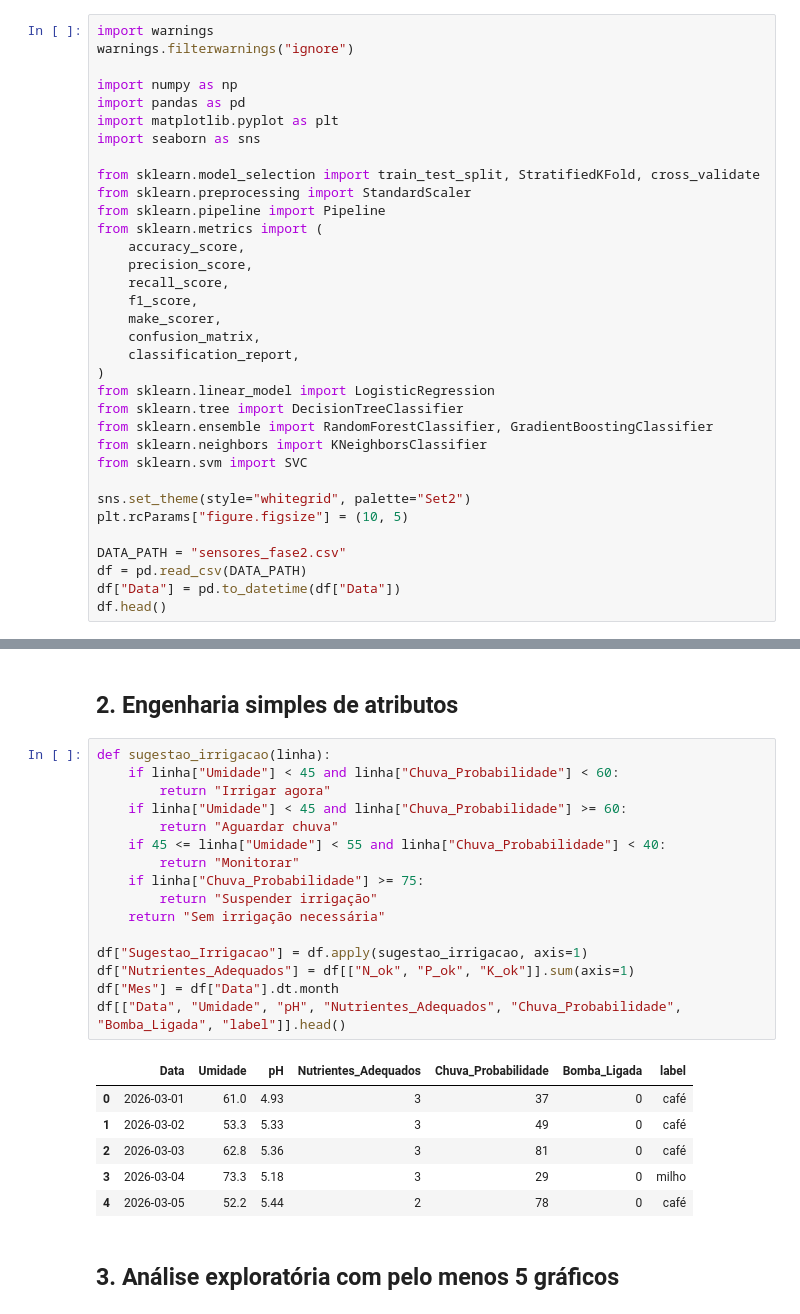
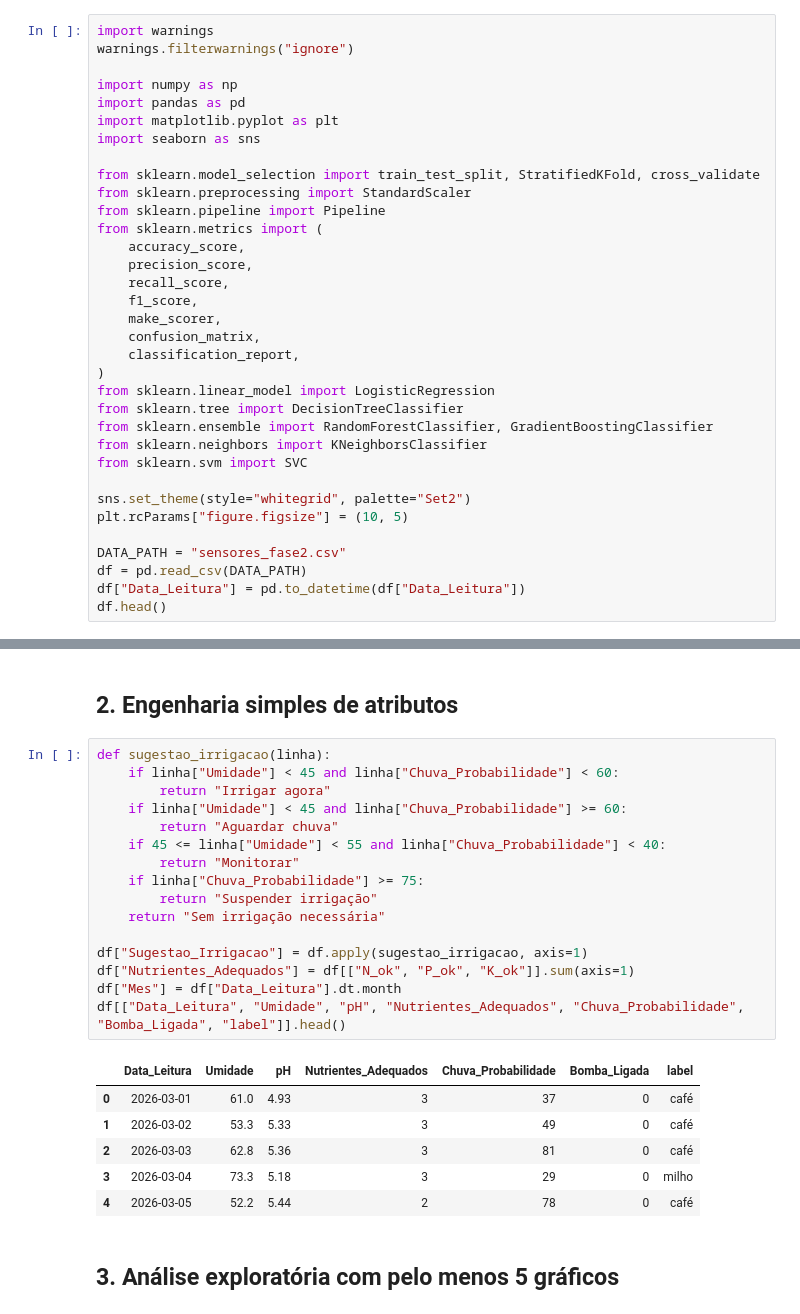
Before and after one commit to jelielc-fiap/farmtech-solutions, a Jupyter notebook: pbl/fase3/notebooks/Jeliel_RM572665_fase3_cap1.ipynb, the cells around one changed output, grey strips where cells are left out. Drawn from its saved outputs; the diff is of its cells as text.

```diff
--- a/pbl/fase3/notebooks/Jeliel_RM572665_fase3_cap1.ipynb
+++ b/pbl/fase3/notebooks/Jeliel_RM572665_fase3_cap1.ipynb
@@ -43,6 +43,6 @@ plt.rcParams["figure.figsize"] = (10, 5)
 
 DATA_PATH = "sensores_fase2.csv"
 df = pd.read_csv(DATA_PATH)
-df["Data"] = pd.to_datetime(df["Data"])
+df["Data_Leitura"] = pd.to_datetime(df["Data_Leitura"])
 df.head()
 # %% [output]
@@ -126,21 +127,21 @@ A coluna `label` identifica a cultura mais compatível com cada leitura. As dema
 # %%
 def sugestao_irrigacao(linha):
     if linha["Umidade"] < 45 and linha["Chuva_Probabilidade"] < 60:
         return "Irrigar agora"
     if linha["Umidade"] < 45 and linha["Chuva_Probabilidade"] >= 60:
         return "Aguardar chuva"
     if 45 <= linha["Umidade"] < 55 and linha["Chuva_Probabilidade"] < 40:
         return "Monitorar"
     if linha["Chuva_Probabilidade"] >= 75:
         return "Suspender irrigação"
     return "Sem irrigação necessária"
 
 df["Sugestao_Irrigacao"] = df.apply(sugestao_irrigacao, axis=1)
 df["Nutrientes_Adequados"] = df[["N_ok", "P_ok", "K_ok"]].sum(axis=1)
-df["Mes"] = df["Data"].dt.month
-df[["Data", "Umidade", "pH", "Nutrientes_Adequados", "Chuva_Probabilidade", "Bomba_Ligada", "label"]].head()
+df["Mes"] = df["Data_Leitura"].dt.month
+df[["Data_Leitura", "Umidade", "pH", "Nutrientes_Adequados", "Chuva_Probabilidade", "Bomba_Ligada", "label"]].head()
 # %% [output]
-|  | Data | Umidade | pH | Nutrientes_Adequados | Chuva_Probabilidade | Bomba_Ligada | label |
+|  | Data_Leitura | Umidade | pH | Nutrientes_Adequados | Chuva_Probabilidade | Bomba_Ligada | label |
 | 0 | 2026-03-01 | 61.0 | 4.93 | 3 | 37 | 0 | café |
 | 1 | 2026-03-02 | 53.3 | 5.33 | 3 | 49 | 0 | café |
 | 2 | 2026-03-03 | 62.8 | 5.36 | 3 | 81 | 0 | café |
```
Also changed, not shown: parts of 2 cells of this notebook, 1 other file.
